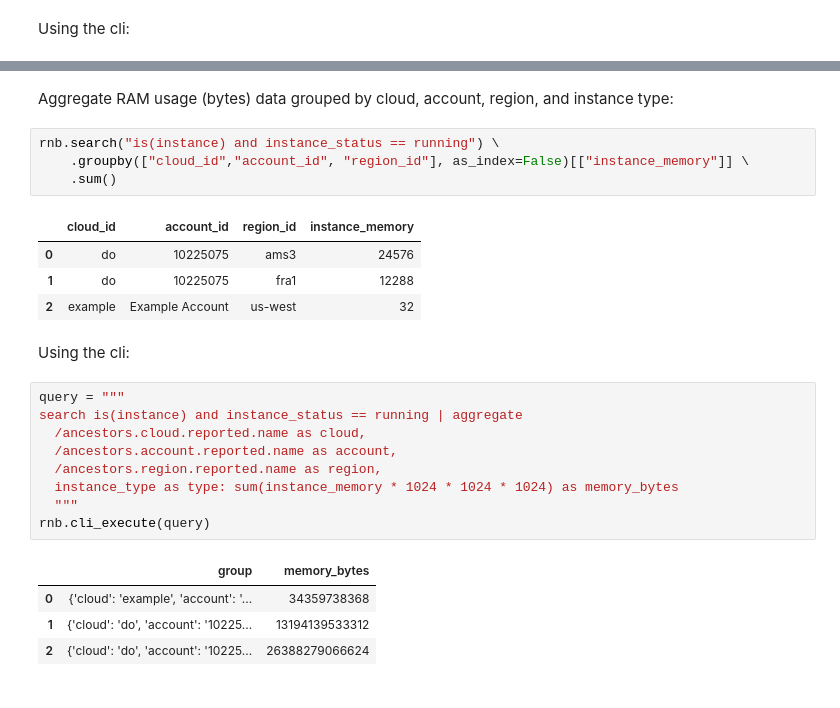
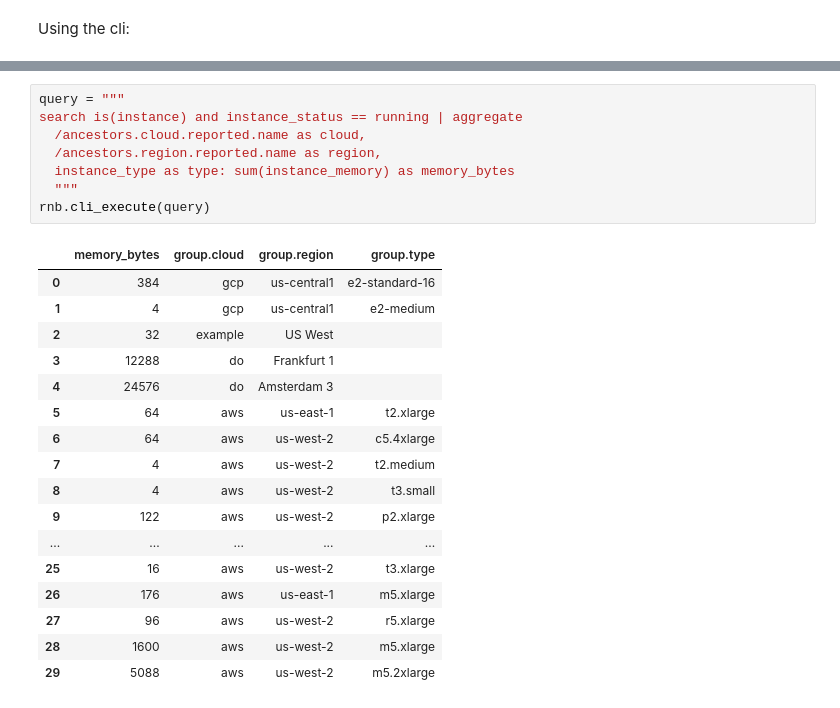
Before and after one commit to someengineering/resotonotebook, a Jupyter notebook: examples/example.ipynb, the cells around one changed output, grey strips where cells are left out. Saved outputs shown, nothing was run; the diff lists cells and outputs as text.

```diff
--- a/examples/example.ipynb
+++ b/examples/example.ipynb
@@ -223,27 +274,26 @@ rnb.cli_execute("search is(instance) | count /ancestors.account.reported.id")
-# %% [markdown]
-Aggregate RAM usage (bytes) data grouped by cloud, account, region, and instance type:
-# %%
-rnb.search("is(instance) and instance_status == running") \
-    .groupby(["cloud_id","account_id", "region_id"], as_index=False)[["instance_memory"]] \
-    .sum()
-# %% [output]
-|  | cloud_id | account_id | region_id | instance_memory |
-| 0 | do | 10225075 | ams3 | 24576 |
-| 1 | do | 10225075 | fra1 | 12288 |
-| 2 | example | Example Account | us-west | 32 |
-# %% [markdown]
-Using the cli:
 # %%
 query = """
 search is(instance) and instance_status == running | aggregate
   /ancestors.cloud.reported.name as cloud,
-  /ancestors.account.reported.name as account,
   /ancestors.region.reported.name as region,
-  instance_type as type: sum(instance_memory * 1024 * 1024 * 1024) as memory_bytes
+  instance_type as type: sum(instance_memory) as memory_bytes
   """
 rnb.cli_execute(query)
 # %% [output]
-|  | group | memory_bytes |
-| 0 | {'cloud': 'example', 'account': '... | 34359738368 |
-| 1 | {'cloud': 'do', 'account': '10225... | 13194139533312 |
-| 2 | {'cloud': 'do', 'account': '10225... | 26388279066624 |
+|  | memory_bytes | group.cloud | group.region | group.type |
+| 0 | 384 | gcp | us-central1 | e2-standard-16 |
+| 1 | 4 | gcp | us-central1 | e2-medium |
+| 2 | 32 | example | US West |  |
+| 3 | 12288 | do | Frankfurt 1 |  |
+| 4 | 24576 | do | Amsterdam 3 |  |
+| 5 | 64 | aws | us-east-1 | t2.xlarge |
+| 6 | 64 | aws | us-west-2 | c5.4xlarge |
+| 7 | 4 | aws | us-west-2 | t2.medium |
+| 8 | 4 | aws | us-west-2 | t3.small |
+| 9 | 122 | aws | us-west-2 | p2.xlarge |
+| ... | ... | ... | ... | ... |
+| 25 | 16 | aws | us-west-2 | t3.xlarge |
+| 26 | 176 | aws | us-east-1 | m5.xlarge |
+| 27 | 96 | aws | us-west-2 | r5.xlarge |
+| 28 | 1600 | aws | us-west-2 | m5.xlarge |
+| 29 | 5088 | aws | us-west-2 | m5.2xlarge |
```
Also changed, not shown: parts of 34 cells of this notebook, 4 other files.
